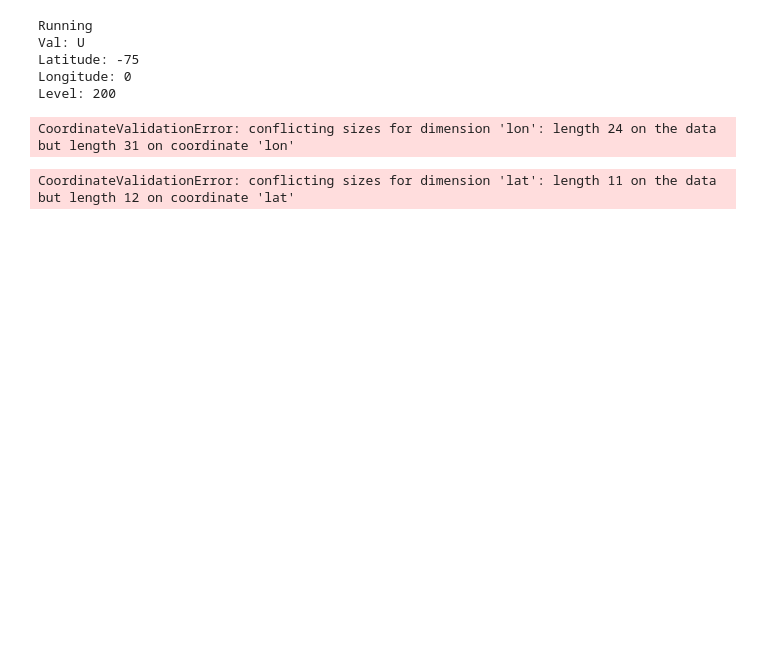
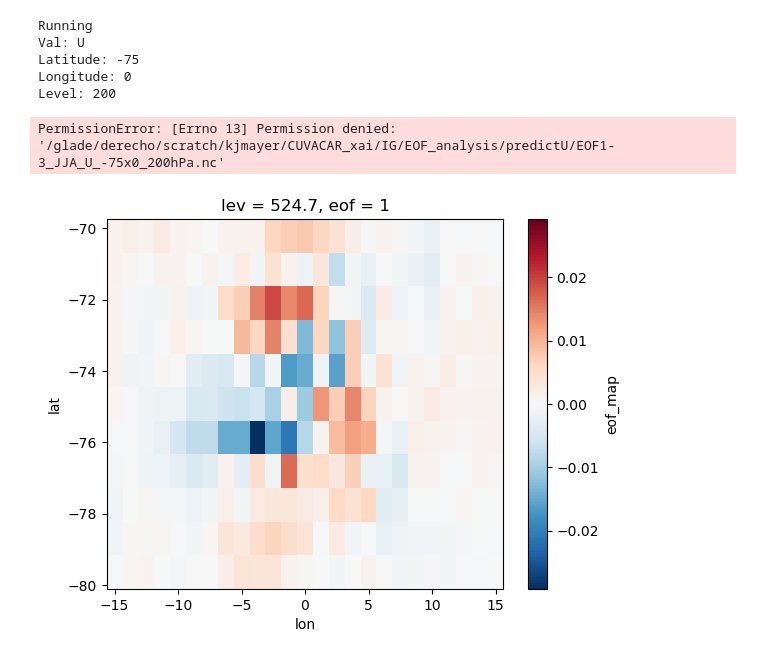
Before and after one commit to WillyChap/CUVACAR_xai, a Jupyter notebook: kjmayer/EOFanalysis/EOFanalysis-Loop.ipynb, the cells around one changed output. Drawn from its saved outputs; the diff is of its cells as text; code cells hidden in the pictures; blank space fills up the shorter version.

```diff
--- a/kjmayer/EOFanalysis/EOFanalysis-Loop.ipynb
+++ b/kjmayer/EOFanalysis/EOFanalysis-Loop.ipynb
@@ -36,10 +37,13 @@ addval_names = ['U','V','T']
 # grab +/- location of interet for horizontal portion of EOF
 lat_range_of_interest = 5 #N +/-
 lon_range_of_interest = 15 #E +/-
+eof_numbers = np.arange(1, 4)
+num_eofs = len(eof_numbers)
 
 save_ddir = '/glade/derecho/scratch/kjmayer/CUVACAR_xai/IG/EOF_analysis/predictU/'
 # %%
 ## NOTE: Need to run this two more times once we have the IG for predicting V and T at all these lats, lons, and levs
+no_skip = True #force it into else statement below with "True"
 
 for iaddval, addval in enumerate(addvals): # which attribution variable map we focus on (U, V, or T)
     addval_name = addval_names[iaddval]
@@ -49,7 +53,7 @@ for iaddval, addval in enumerate(addvals): # which attribution variable map we f
                 JJA_finame = 'EOF1-3_JJA_'+addval_name+'_'+str(lat_of_interest)+'x'+str(lon_of_interest)+'_'+str(lev_of_interest)+'hPa.nc'
                 DJF_finame = 'EOF1-3_DJF_'+addval_name+'_'+str(lat_of_interest)+'x'+str(lon_of_interest)+'_'+str(lev_of_interest)+'hPa.nc'
 
-                if os.path.exists(save_ddir+JJA_finame) and os.path.exists(save_ddir+DJF_finame):
+                if os.path.exists(save_ddir+JJA_finame) and os.path.exists(save_ddir+DJF_finame) and (no_skip==False):
                     print(f"Files already exist - skipping")
                 else:
                     print(f"Running")
@@ -63,17 +67,23 @@ for iaddval, addval in enumerate(addvals): # which attribution variable map we f
                                                                                                          lon_of_interest,
                                                                                                          lev_of_interest)
 
-                    IG_allvars_JJA_cubesubset = spatial_cube_subset(IG_allvars_JJA, addval, DS_lat, DS_lon,
+                    (IG_allvars_JJA_cubesubset,subset_lats,subset_lons) = spatial_cube_subset(IG_allvars_JJA,
+                                                                    addval,
+                                                                    DS_lat,
+                                                                    DS_lon,
                                                                     lat_range_of_interest,
                                                                     lon_range_of_interest,
                                                                     ilat_of_interest,
                                                                     ilon_of_interest)
 
-                    IG_allvars_DJF_cubesubset = spatial_cube_subset(IG_allvars_DJF, addval, DS_lat, DS_lon,
-                                                                    lat_range_of_interest,
-                                                                    lon_range_of_interest,
-                                                                    ilat_of_interest,
-                                                                    ilon_of_interest)
+                    (IG_allvars_DJF_cubesubset,subset_lats_DJF,subset_lons_DJF) = spatial_cube_subset(IG_allvars_DJF,
+                                                                                                        addval,
+                                                                                                        DS_lat,
+                                                                                                        DS_lon,
+                                                                                                        lat_range_of_interest,
+                                                                                                        lon_range_of_interest,
+                                                                                                        ilat_of_interest,
+                                                                                                        ilon_of_interest)
 
 
                     IG_allvars_JJA_flatsubset = np.reshape(IG_allvars_JJA_cubesubset,
@@ -89,8 +99,8 @@ for iaddval, addval in enumerate(addvals): # which attribution variable map we f
                     X_JJA = IG_allvars_JJA_flatsubset.copy()
                     X_DJF = IG_allvars_DJF_flatsubset.copy()
 
-                    eof_JJA, pc_JJA, eigvals_JJA = eof_func(X_JJA, num_eofs=3)
-                    eof_DJF, pc_DJF, eigvals_DJF = eof_func(X_DJF, num_eofs=3)
+                    eof_JJA, pc_JJA, eigvals_JJA = eof_func(X_JJA, num_eofs=num_eofs)
+                    eof_DJF, pc_DJF, eigvals_DJF = eof_func(X_DJF, num_eofs=num_eofs)
 
                     eof_JJA_reshape = np.reshape(eof_JJA,
                                                  (IG_allvars_JJA_cubesubset.shape[1],
@@ -104,14 +114,21 @@ for iaddval, addval in enumerate(addvals): # which attribution variable map we f
                                                   IG_allvars_DJF_cubesubset.shape[3],
                                                   3))
 
-                    eof_analysis_JJA_ds = make_eof_ds(eof_JJA_reshape, pc_JJA, eigvals_JJA,
-                                                      lats=np.arange(lat_of_interest-(lat_range_of_interest/delta_lat),lat_of_interest+(lat_range_of_interest/delta_lat)+1),
-                                                      lons=np.arange(lon_of_interest-(lon_range_of_interest/delta_lon),lon_of_interest+(lon_range_of_interest/delta_lon)+1),
-                                                      levs=DS_lev.values, eof_nums=3)
-                    eof_analysis_DJF_ds = make_eof_ds(eof_DJF_reshape, pc_DJF, eigvals_DJF,
-                                                      lats=np.arange(lat_of_interest-(lat_range_of_interest/delta_lat),lat_of_interest+(lat_range_of_interest/delta_lat)+1),
-                                                      lons=np.arange(lon_of_interest-(lon_range_of_interest/delta_lon),lon_of_interest+(lon_range_of_interest/delta_lon)+1),
-                                                      levs=DS_lev.values, eof_nums=3)
+                    eof_analysis_JJA_ds = make_eof_ds(eof_JJA_reshape,
+                                                pc_JJA,
+                                                eigvals_JJA,
+                                                lats=subset_lats,
+                                                lons=subset_lons,
+                                                levs=DS_lev.values,
+                                                eof_nums=eof_numbers,)
+
+                    eof_analysis_DJF_ds = make_eof_ds(eof_DJF_reshape,
+                                                pc_DJF,
+                                                eigvals_DJF,
+                                                lats=subset_lats_DJF,
+                                                lons=subset_lons_DJF,
+                                                levs=DS_lev.values,
+                                                eof_nums=eof_numbers,)
 
                     eof_analysis_JJA_ds.to_netcdf(save_ddir+JJA_finame)
                     eof_analysis_DJF_ds.to_netcdf(save_ddir+DJF_finame)
@@ -122,22 +139,9 @@ Val: U
 Latitude: -75
 Longitude: 0
 Level: 200
-CoordinateValidationError: conflicting sizes for dimension 'lon': length 24 on the data but length 31 on coordinate 'lon'
+PermissionError: [Errno 13] Permission denied: '/glade/derecho/scratch/kjmayer/CUVACAR_xai/IG/EOF_analysis/predictU/EOF1-3_JJA_U_-75x0_200hPa.nc'
-# %%
-eof_analysis_JJA_ds = make_eof_ds(eof_JJA_reshape, pc_JJA, eigvals_JJA,
-                                  lats=np.arange(int(lat_of_interest-(lat_range_of_interest/delta_lat)),
-                                                 int(lat_of_interest+(lat_range_of_interest/delta_lat))+1),
-                                  lons=np.arange(int(lon_of_interest-(lon_range_of_interest/delta_lon)),
-                                                 int(lon_of_interest+(lon_range_of_interest/delta_lon))+1),
-                                  levs=DS_lev.values, eof_nums=3)
-eof_analysis_DJF_ds = make_eof_ds(eof_DJF_reshape, pc_DJF, eigvals_DJF,
-                                  lats=np.arange(int(lat_of_interest-(lat_range_of_interest/delta_lat)),
-                                                 int(lat_of_interest+(lat_range_of_interest/delta_lat))+1),
-                                  lons=np.arange(int(lon_of_interest-(lon_range_of_interest/delta_lon)),
-                                                 int(lon_of_interest+(lon_range_of_interest/delta_lon))+1),
-                                  levs=DS_lev.values, eof_nums=3)
-
-eof_analysis_JJA_ds.to_netcdf(save_ddir+JJA_finame)
-eof_analysis_DJF_ds.to_netcdf(save_ddir+DJF_finame)
-# %% [output]
-CoordinateValidationError: conflicting sizes for dimension 'lat': length 11 on the data but length 12 on coordinate 'lat'
+# %%
+eof_analysis_JJA_ds['eof_map'].sel(lev=500, eof=1, method='nearest').plot()
+plt.show()
+# %% [output]
+[figure, added]
```
Also changed, not shown: parts of 1 cell of this notebook, 3 other files.
